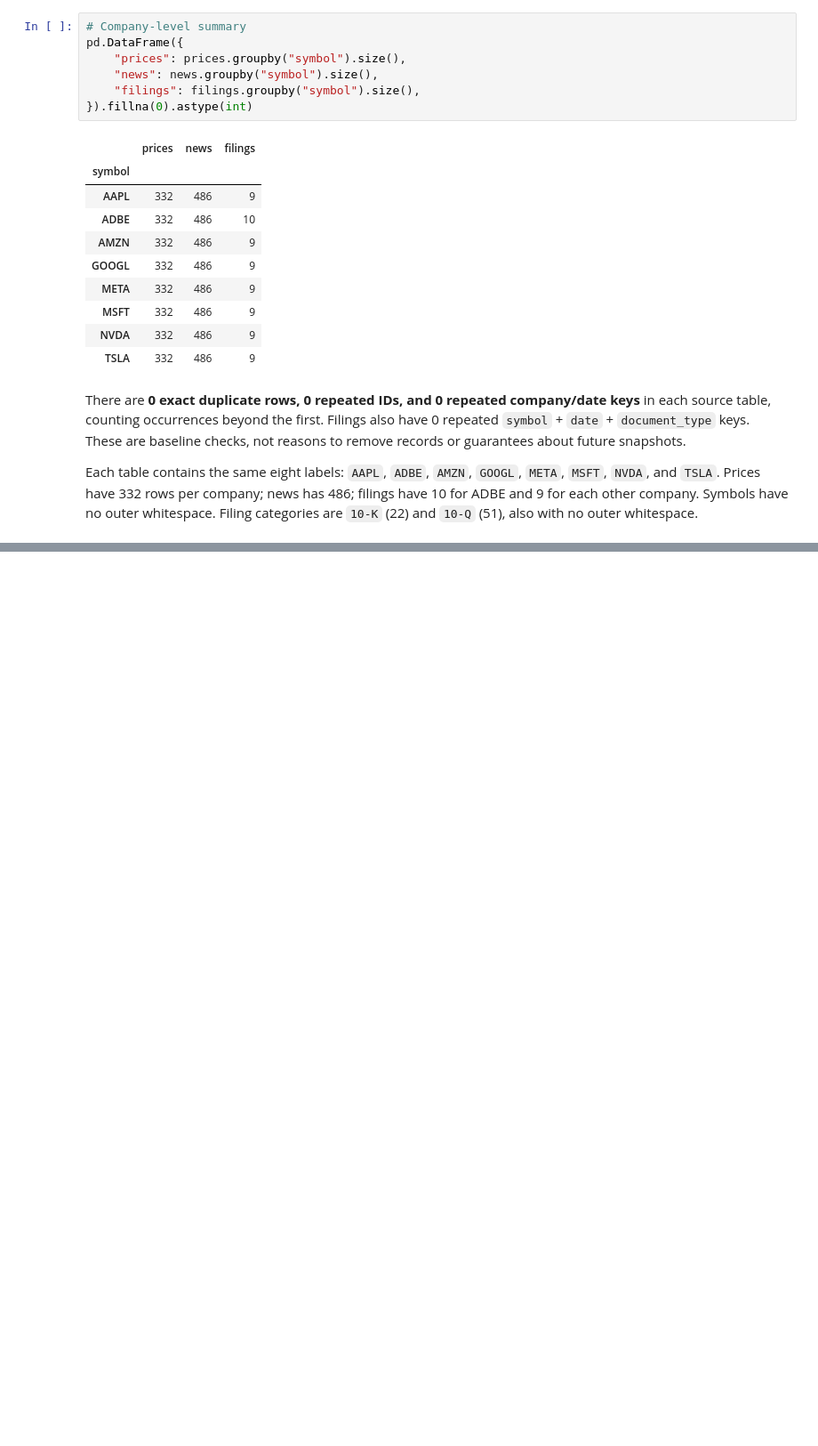
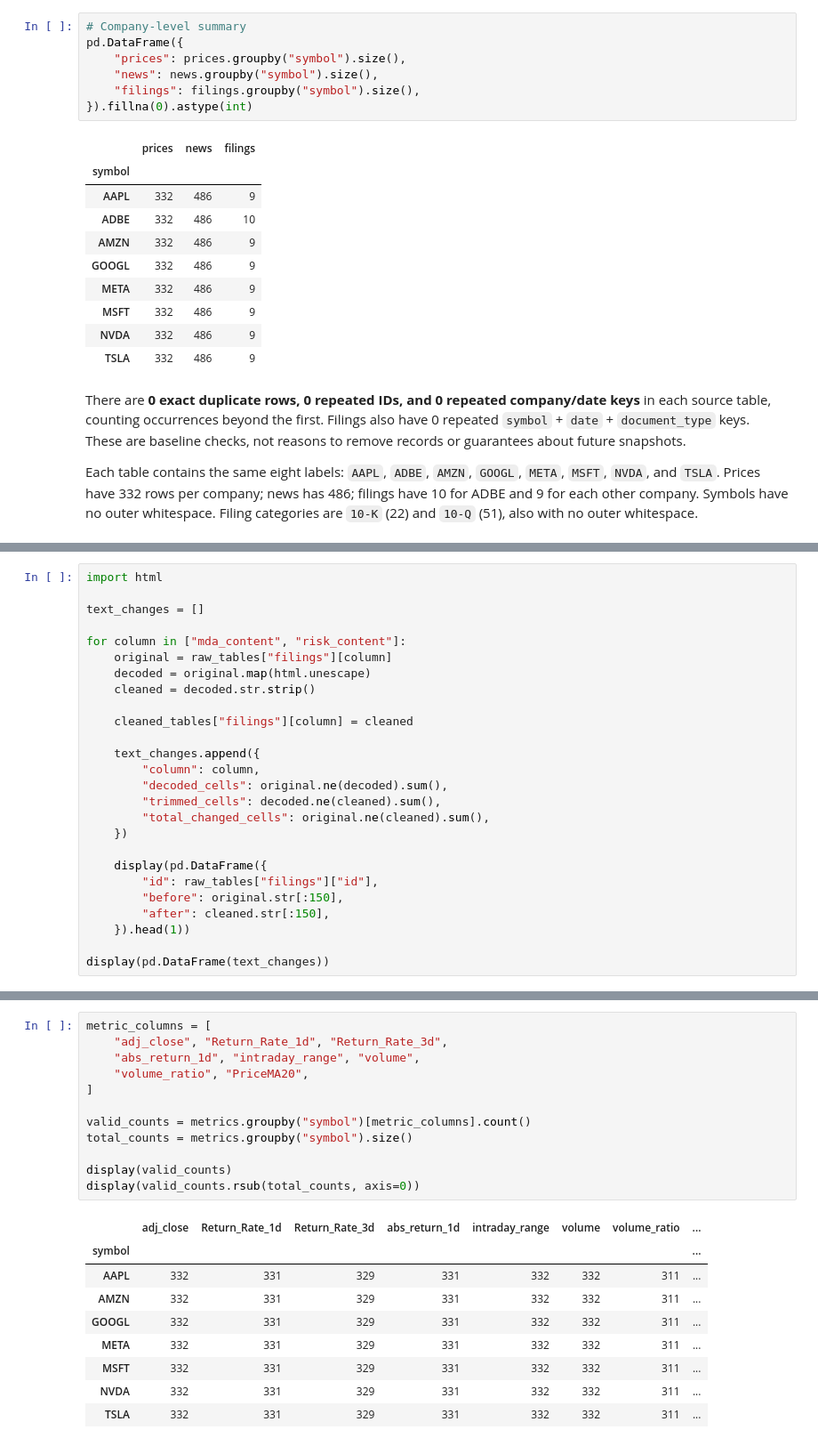
Before and after one commit to xunyangy-afk/Python-Group-Project, a Jupyter notebook: Evelyn_Herculean/Cleaning_Evelyn.ipynb, the cells around one changed output, grey strips where cells are left out. Shown at 89% size. Cells and saved outputs as stored; diff of their text form; blank space fills up the shorter version.

```diff
--- a/Evelyn_Herculean/Cleaning_Evelyn.ipynb
+++ b/Evelyn_Herculean/Cleaning_Evelyn.ipynb
@@ -225,0 +409,26 @@ for frame in (prices, news, filings):
+# %%
+import html
+
+text_changes = []
+
+for column in ["mda_content", "risk_content"]:
+    original = raw_tables["filings"][column]
+    decoded = original.map(html.unescape)
+    cleaned = decoded.str.strip()
+
+    cleaned_tables["filings"][column] = cleaned
+
+    text_changes.append({
+        "column": column,
+        "decoded_cells": original.ne(decoded).sum(),
+        "trimmed_cells": decoded.ne(cleaned).sum(),
+        "total_changed_cells": original.ne(cleaned).sum(),
+    })
+
+    display(pd.DataFrame({
+        "id": raw_tables["filings"]["id"],
+        "before": original.str[:150],
+        "after": cleaned.str[:150],
+    }).head(1))
+
+display(pd.DataFrame(text_changes))
@@ -301,0 +892,22 @@ If you merge, state the intended output row, join keys, join type, and expected
+# %%
+metric_columns = [
+    "adj_close", "Return_Rate_1d", "Return_Rate_3d",
+    "abs_return_1d", "intraday_range", "volume",
+    "volume_ratio", "PriceMA20",
+]
+
+valid_counts = metrics.groupby("symbol")[metric_columns].count()
+total_counts = metrics.groupby("symbol").size()
+
+display(valid_counts)
+display(valid_counts.rsub(total_counts, axis=0))
+# %% [output]
+|  | adj_close | Return_Rate_1d | Return_Rate_3d | abs_return_1d | intraday_range | volume | volume_ratio | ... |
+| symbol |  |  |  |  |  |  |  | ... |
+| AAPL | 332 | 331 | 329 | 331 | 332 | 332 | 311 | ... |
+| AMZN | 332 | 331 | 329 | 331 | 332 | 332 | 311 | ... |
+| GOOGL | 332 | 331 | 329 | 331 | 332 | 332 | 311 | ... |
+| META | 332 | 331 | 329 | 331 | 332 | 332 | 311 | ... |
+| MSFT | 332 | 331 | 329 | 331 | 332 | 332 | 311 | ... |
+| NVDA | 332 | 331 | 329 | 331 | 332 | 332 | 311 | ... |
+| TSLA | 332 | 331 | 329 | 331 | 332 | 332 | 311 | ... |
```
Also changed, not shown: parts of 46 cells of this notebook, 4 other files.
